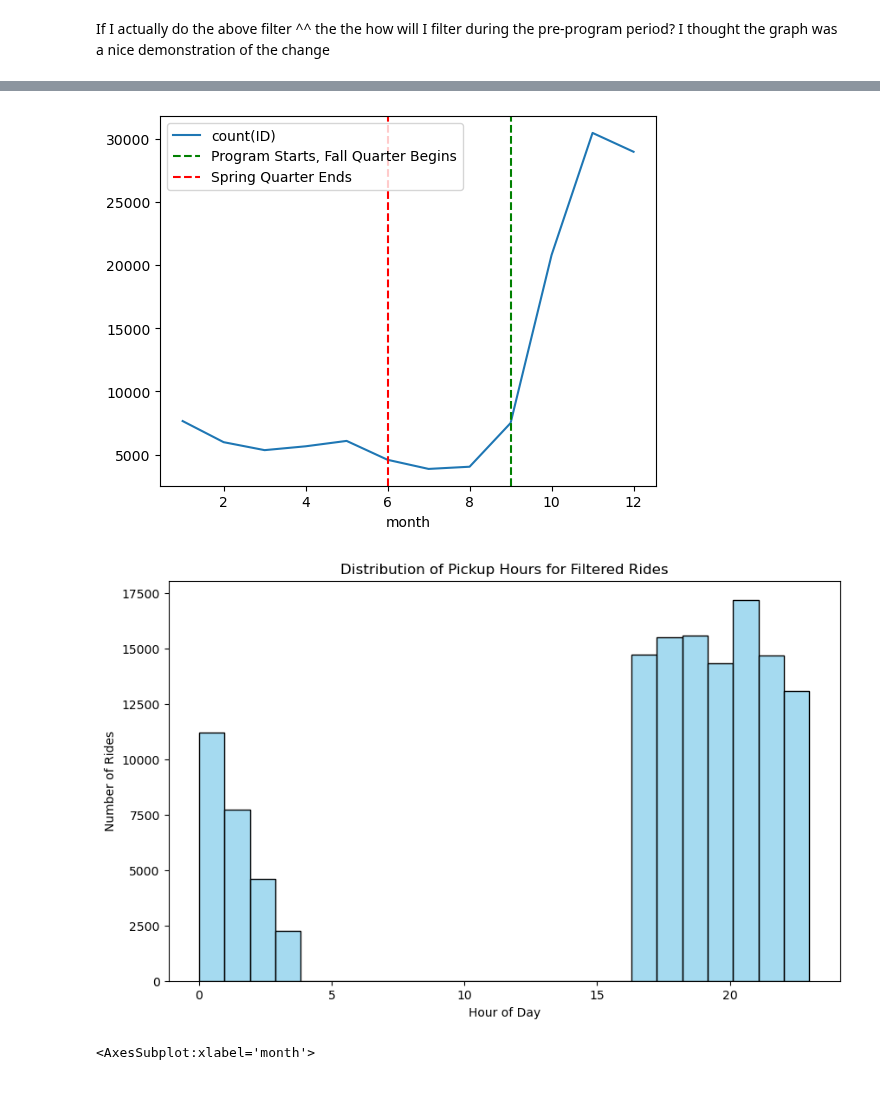
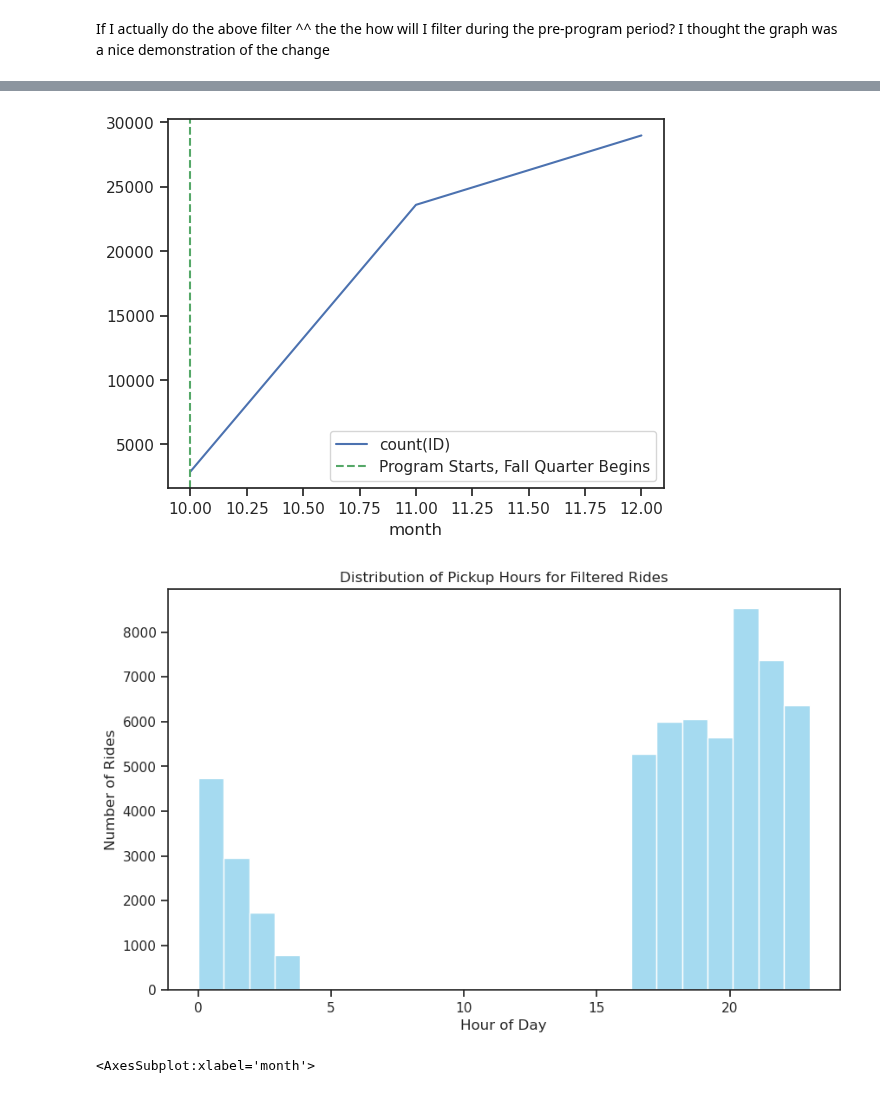
Before and after one commit to hvpachisia/uchicago-lyft-rideshare, a Jupyter notebook: eda_2021.ipynb, the cells around one changed output, grey strips where cells are left out. Cells and saved outputs as stored; diff of their text form; code cells hidden in the pictures.

Commit message:
finalized graphs and put clean data in bucket

```diff
--- a/eda_2021.ipynb
+++ b/eda_2021.ipynb
@@ -259,7 +271,7 @@ plt.show()
 [figure]
 # %%
 # verify this is the correct time period for your given year
-df_area_program_1 = df_area.filter((df_area.Fare <= 15.0) & ((df_area.hour >= 21) | (df_area.hour < 4)) & (df_area.day >= 3) & ((df_area.month == 10) | ((df_area.month == 11) & (df_area.day_of_month < 11))))
+df_area_program_1 = df_area.filter((df_area.Fare <= 15.0) & ((df_area.hour >= 21) | (df_area.hour < 4)) & ((df_area.day >= 3) & (df_area.day < 6)) & ((df_area.month == 10) | ((df_area.month == 11) & (df_area.day_of_month < 11))))
 df_area_program_2 = df_area.filter((df_area.Fare <= 15.0) & ((df_area.hour >= 17) | (df_area.hour < 4)) & ((df_area.month == 12) | ((df_area.month == 11) & (df_area.day_of_month > 11))))
 df_area_program = df_area_program_1.union(df_area_program_2)
 # %% [markdown]
@@ -278,12 +292,12 @@ df_area_program.select(approxCountDistinct("ID", rsd = 0.05)).show()
 # %%
 df_count_plot_program = df_area_program.groupby("month").agg({'ID':'count'}).orderBy(F.col('month').asc()).toPandas() #.plot(x="month",y="count(ID)")
 ax = df_count_plot_program.plot(x="month", y="count(ID)")
-ax.axvline(x=9, color='g', linestyle='--', label='Program Starts, Fall Quarter Begins')
-ax.axvline(x=6, color='r', linestyle='--', label='Spring Quarter Ends')
+ax.axvline(x=10, color='g', linestyle='--', label='Program Starts, Fall Quarter Begins')
+#ax.axvline(x=6, color='r', linestyle='--', label='Spring Quarter Ends')
 plt.legend()
 plt.show()
 # %% [output]
-[figure, old version]
+[figure, new version]
 # %%
 import seaborn as sns
 
@@ -296,7 +310,7 @@ plt.xlabel('Hour of Day')
 plt.ylabel('Number of Rides')
 plt.show()
 # %% [output]
-[figure, old version]
+[figure, new version]
 # %%
 # basic plots for all rides (not just in the program area)
 df_2021.groupby("month").agg({'ID':'count'}).orderBy(F.col('month').asc()).toPandas().plot(x="month",y="count(ID)")
```
Also changed, not shown: parts of 7 cells of this notebook.
